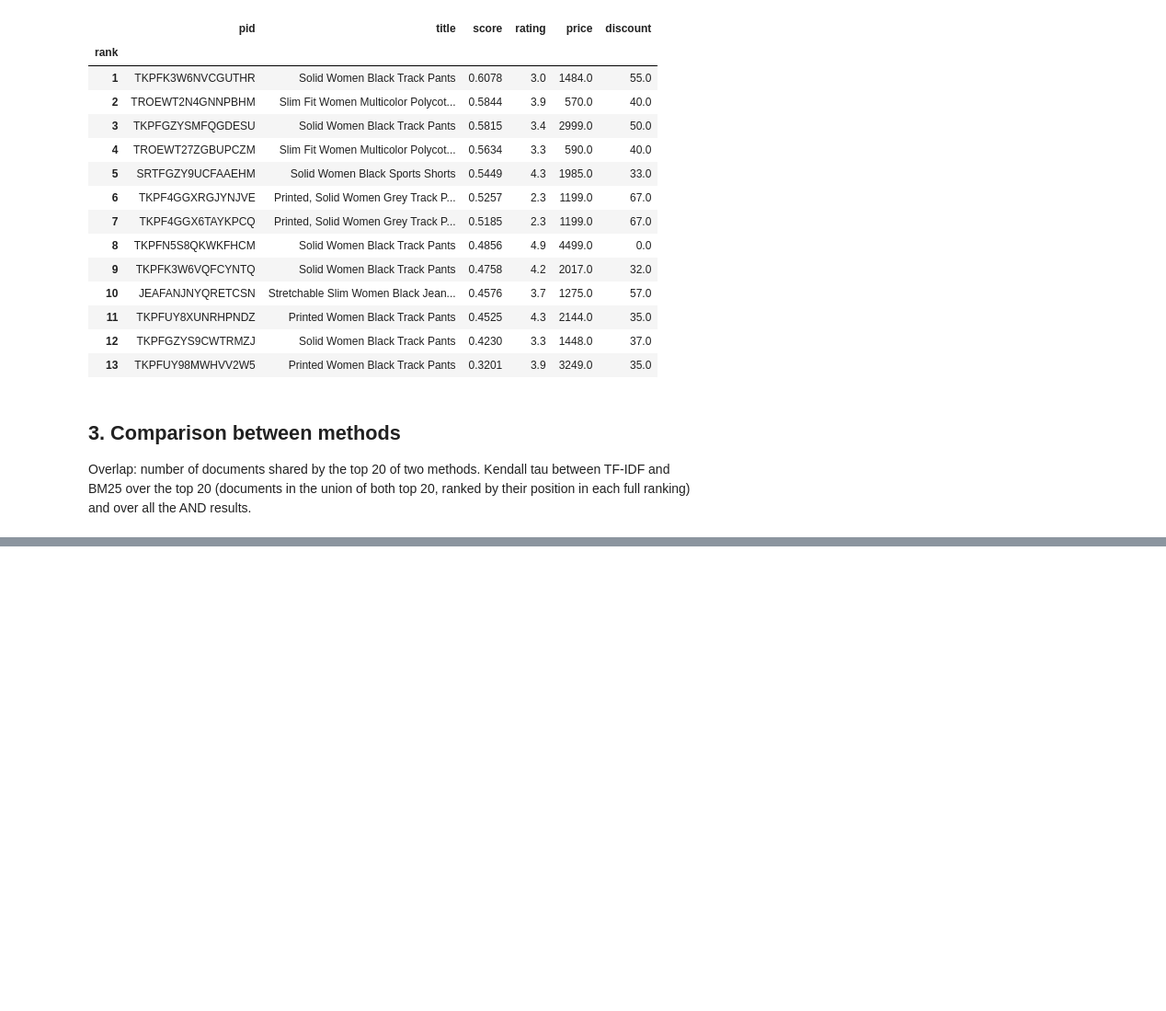
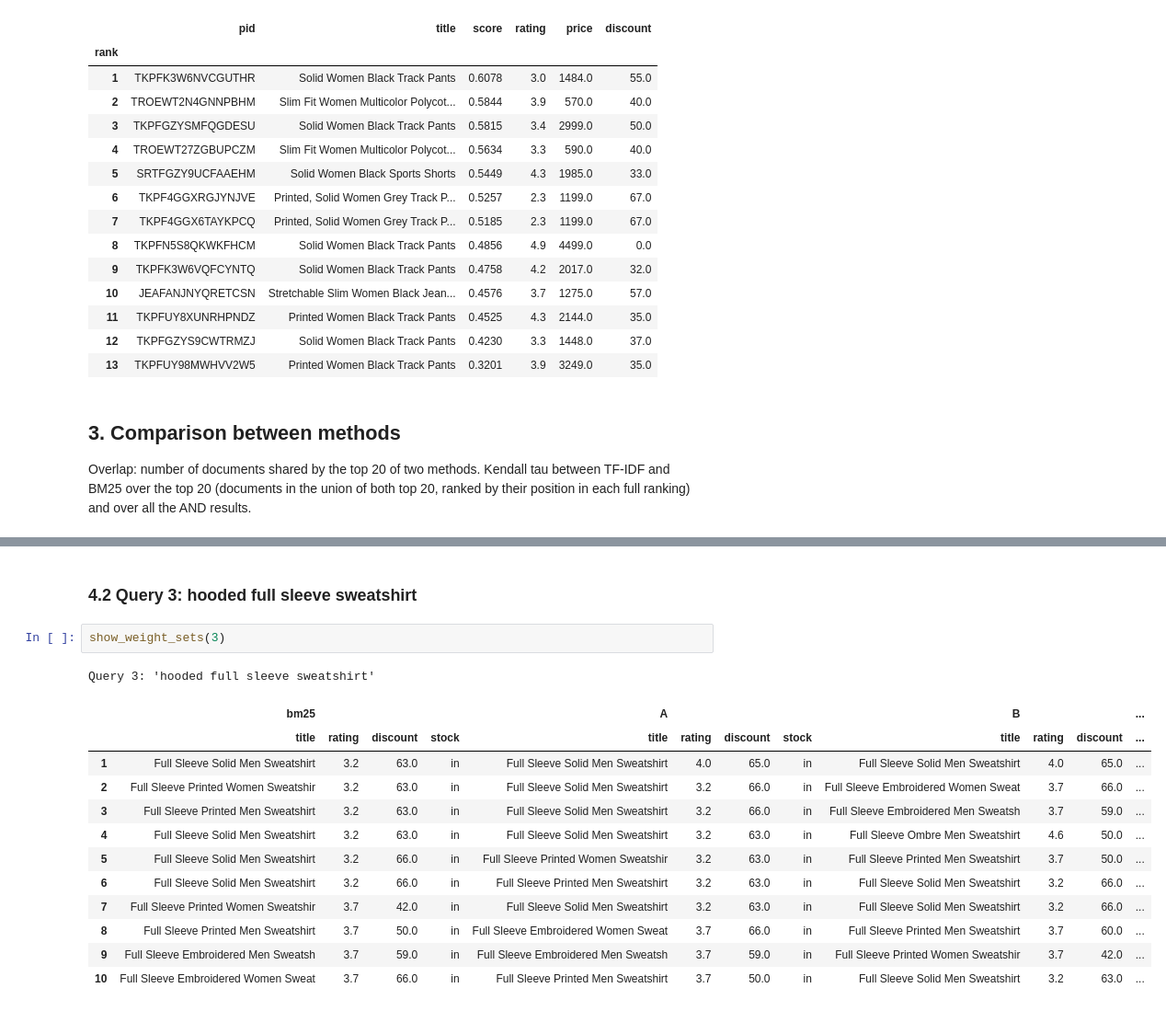
Before and after one commit to marticasasn/IRWA-2026-Search-Engine, a Jupyter notebook: IRWA_Part3_Ranking_Filtering.ipynb, the cells around one changed output, grey strips where cells are left out. Shown at 92% size. Saved outputs shown, nothing was run; the diff lists cells and outputs as text; blank space fills up the shorter version.

```diff
--- a/IRWA_Part3_Ranking_Filtering.ipynb
+++ b/IRWA_Part3_Ranking_Filtering.ipynb
@@ -538,0 +616,18 @@ pd.DataFrame(comparison).set_index("query_id").round(3)
+# %% [markdown]
+### 4.2 Query 3: hooded full sleeve sweatshirt
+# %%
+show_weight_sets(3)
+# %% [output]
+Query 3: 'hooded full sleeve sweatshirt'
+|  | bm25 |  |  |  | A |  |  |  | B |  |  | ... |
+|  | title | rating | discount | stock | title | rating | discount | stock | title | rating | discount | ... |
+| 1 | Full Sleeve Solid Men Sweatshirt | 3.2 | 63.0 | in | Full Sleeve Solid Men Sweatshirt | 4.0 | 65.0 | in | Full Sleeve Solid Men Sweatshirt | 4.0 | 65.0 | ... |
+| 2 | Full Sleeve Printed Women Sweatshir | 3.2 | 63.0 | in | Full Sleeve Solid Men Sweatshirt | 3.2 | 66.0 | in | Full Sleeve Embroidered Women Sweat | 3.7 | 66.0 | ... |
+| 3 | Full Sleeve Printed Men Sweatshirt | 3.2 | 63.0 | in | Full Sleeve Solid Men Sweatshirt | 3.2 | 66.0 | in | Full Sleeve Embroidered Men Sweatsh | 3.7 | 59.0 | ... |
+| 4 | Full Sleeve Solid Men Sweatshirt | 3.2 | 63.0 | in | Full Sleeve Solid Men Sweatshirt | 3.2 | 63.0 | in | Full Sleeve Ombre Men Sweatshirt | 4.6 | 50.0 | ... |
+| 5 | Full Sleeve Solid Men Sweatshirt | 3.2 | 66.0 | in | Full Sleeve Printed Women Sweatshir | 3.2 | 63.0 | in | Full Sleeve Printed Men Sweatshirt | 3.7 | 50.0 | ... |
+| 6 | Full Sleeve Solid Men Sweatshirt | 3.2 | 66.0 | in | Full Sleeve Printed Men Sweatshirt | 3.2 | 63.0 | in | Full Sleeve Solid Men Sweatshirt | 3.2 | 66.0 | ... |
+| 7 | Full Sleeve Printed Women Sweatshir | 3.7 | 42.0 | in | Full Sleeve Solid Men Sweatshirt | 3.2 | 63.0 | in | Full Sleeve Solid Men Sweatshirt | 3.2 | 66.0 | ... |
+| 8 | Full Sleeve Printed Men Sweatshirt | 3.7 | 50.0 | in | Full Sleeve Embroidered Women Sweat | 3.7 | 66.0 | in | Full Sleeve Printed Men Sweatshirt | 3.7 | 60.0 | ... |
+| 9 | Full Sleeve Embroidered Men Sweatsh | 3.7 | 59.0 | in | Full Sleeve Embroidered Men Sweatsh | 3.7 | 59.0 | in | Full Sleeve Printed Women Sweatshir | 3.7 | 42.0 | ... |
+| 10 | Full Sleeve Embroidered Women Sweat | 3.7 | 66.0 | in | Full Sleeve Printed Men Sweatshirt | 3.7 | 50.0 | in | Full Sleeve Solid Men Sweatshirt | 3.2 | 63.0 | ... |
```
Also changed, not shown: parts of 12 cells of this notebook, 3 other files.
